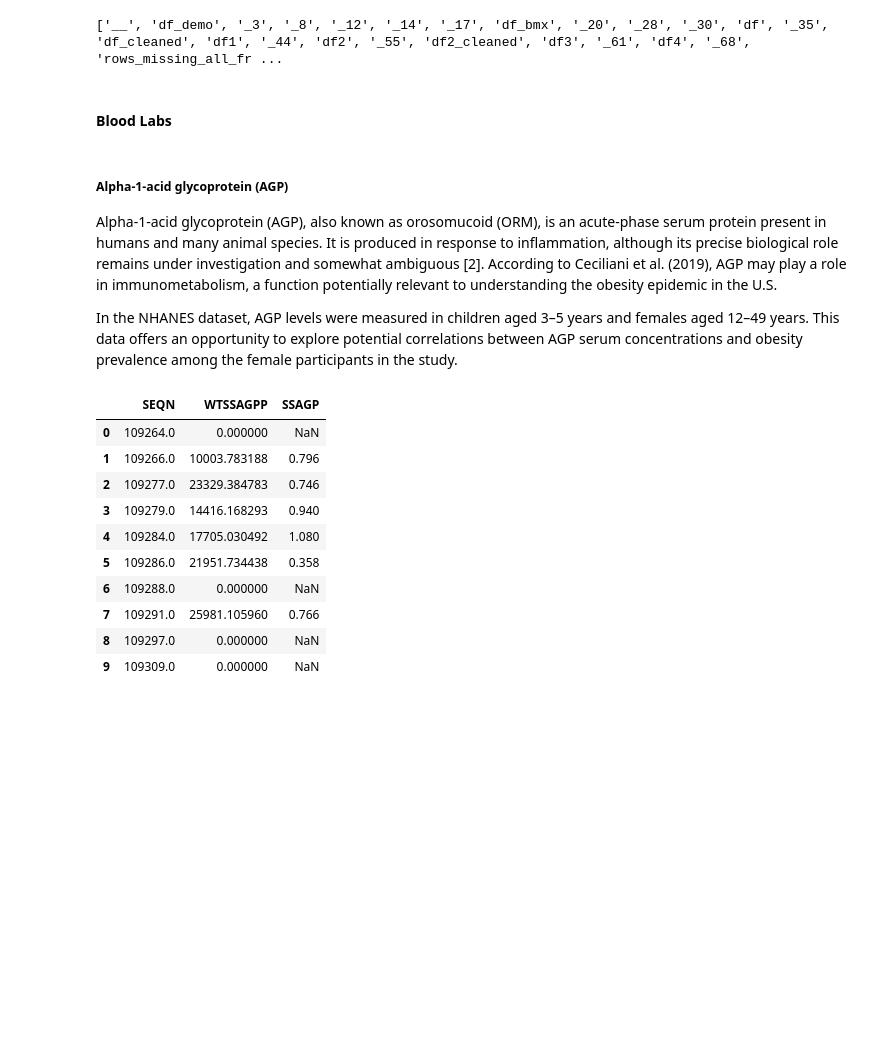
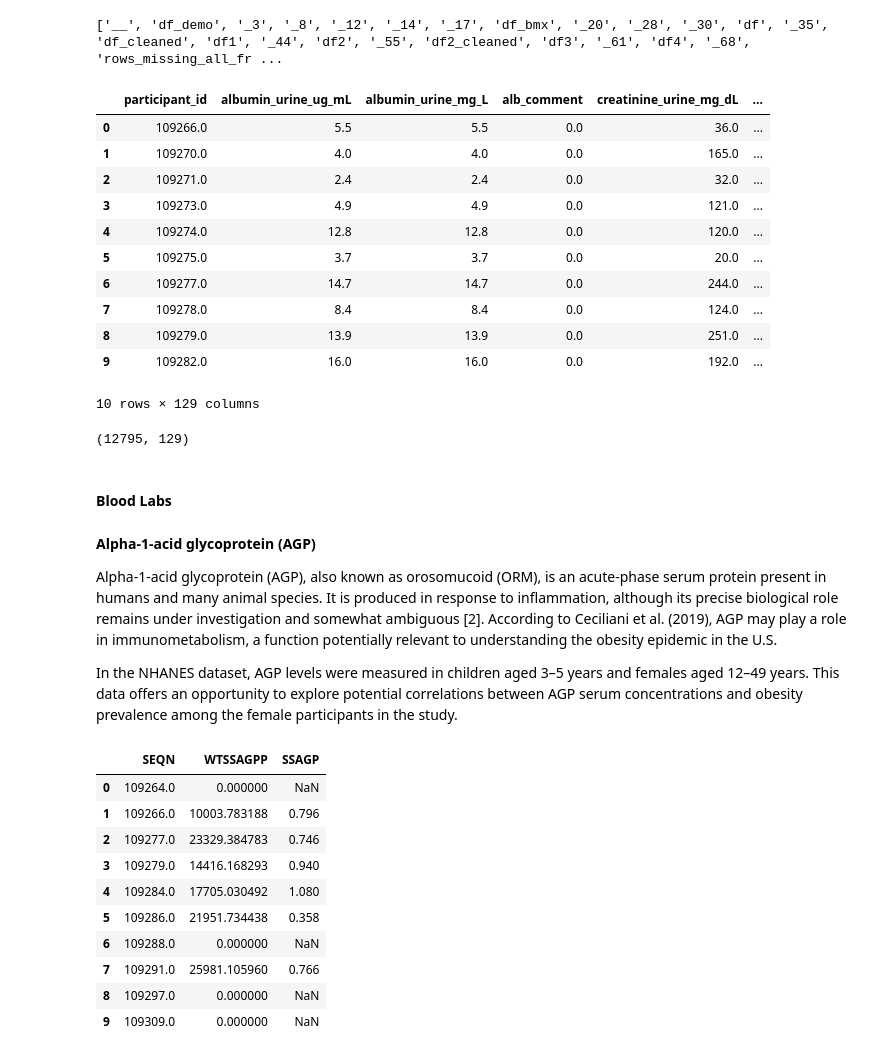
Before and after one commit to eudorach/portfolio_ds_projects, a Jupyter notebook: NHANES_analysis/NHANES Data Cleaning.ipynb, the cells around one changed output. Cells and saved outputs as stored; diff of their text form; code cells hidden in the pictures; blank space fills up the shorter version.

```diff
--- a/NHANES_analysis/NHANES Data Cleaning.ipynb
+++ b/NHANES_analysis/NHANES Data Cleaning.ipynb
@@ -1555,10 +1560,31 @@ df_urine_combined = reduce(
 )
 # %%
 df_urine_combined.to_csv("cleaned_urine_labs_combined.csv", index=False)
+# %%
+urine_df = pd.read_csv('cleaned_urine_labs_combined.csv')
+
+urine_df.head(10)
+# %% [output]
+|  | participant_id | albumin_urine_ug_mL | albumin_urine_mg_L | alb_comment | creatinine_urine_mg_dL | ... |
+| 0 | 109266.0 | 5.5 | 5.5 | 0.0 | 36.0 | ... |
+| 1 | 109270.0 | 4.0 | 4.0 | 0.0 | 165.0 | ... |
+| 2 | 109271.0 | 2.4 | 2.4 | 0.0 | 32.0 | ... |
+| 3 | 109273.0 | 4.9 | 4.9 | 0.0 | 121.0 | ... |
+| 4 | 109274.0 | 12.8 | 12.8 | 0.0 | 120.0 | ... |
+| 5 | 109275.0 | 3.7 | 3.7 | 0.0 | 20.0 | ... |
+| 6 | 109277.0 | 14.7 | 14.7 | 0.0 | 244.0 | ... |
+| 7 | 109278.0 | 8.4 | 8.4 | 0.0 | 124.0 | ... |
+| 8 | 109279.0 | 13.9 | 13.9 | 0.0 | 251.0 | ... |
+| 9 | 109282.0 | 16.0 | 16.0 | 0.0 | 192.0 | ... |
+10 rows × 129 columns
+# %%
+urine_df.shape
+# %% [output]
+(12795, 129)
 # %% [markdown]
 #### Blood Labs
 # %% [markdown]
-##### Alpha-1-acid glycoprotein (AGP)
+**Alpha-1-acid glycoprotein (AGP)**
 
 Alpha-1-acid glycoprotein (AGP), also known as orosomucoid (ORM), is an acute-phase serum protein present in humans and many animal species. It is produced in response to inflammation, although its precise biological role remains under investigation and somewhat ambiguous [2]. According to Ceciliani et al. (2019), AGP may play a role in immunometabolism, a function potentially relevant to understanding the obesity epidemic in the U.S.
 
```
Also changed, not shown: parts of 9 cells of this notebook, 2 other files.
